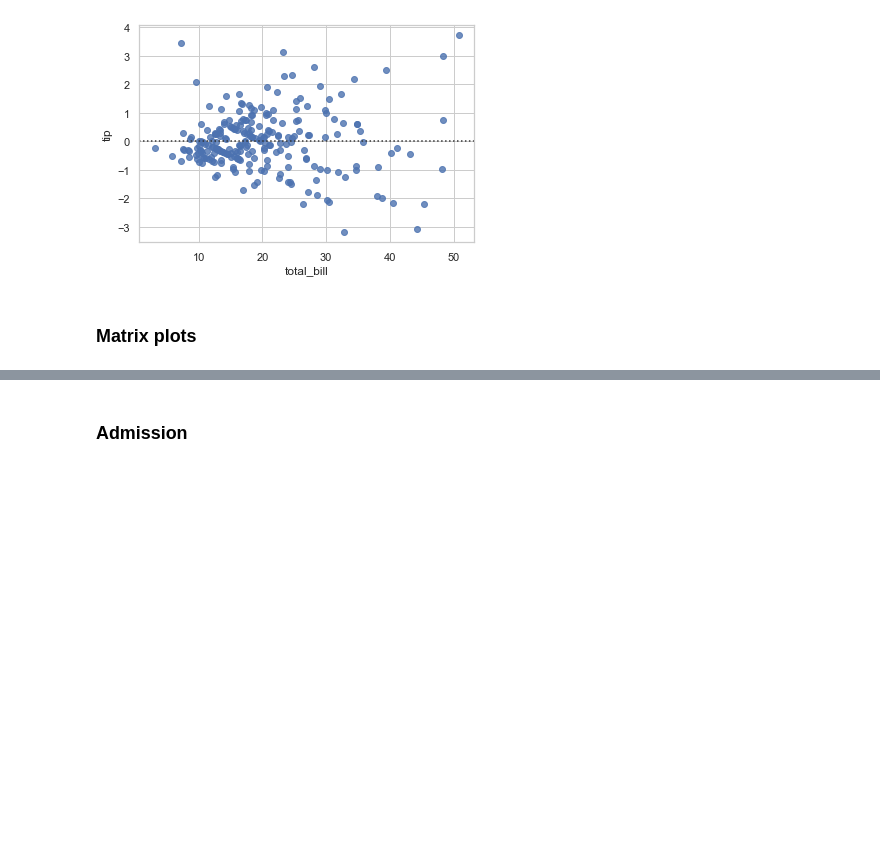
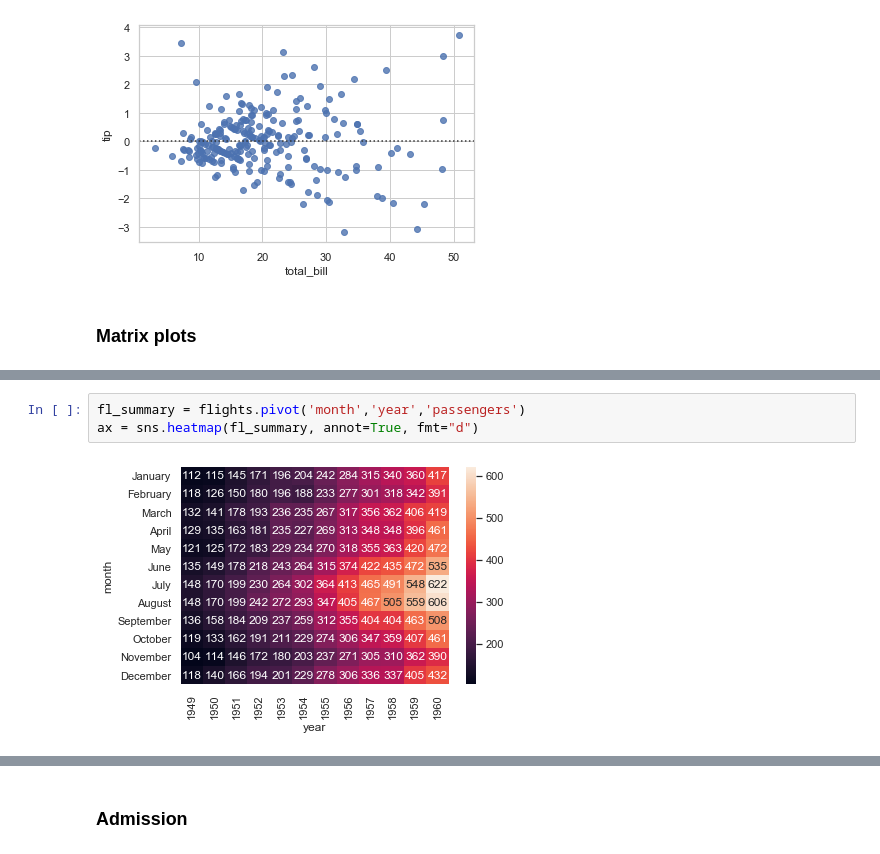
Before and after one commit to srikanthpragada/DS_11_NOV_2019, a Jupyter notebook: seaborn_demo.ipynb, the cells around one changed output, grey strips where cells are left out. Drawn from its saved outputs; the diff is of its cells as text; blank space fills up the shorter version.

```diff
--- a/seaborn_demo.ipynb
+++ b/seaborn_demo.ipynb
@@ -174,0 +190,5 @@ sns.residplot(x="total_bill",y='tip', data=tips)
+# %%
+fl_summary = flights.pivot('month','year','passengers')
+ax = sns.heatmap(fl_summary, annot=True, fmt="d")
+# %% [output]
+[figure, added]
```
Also changed, not shown: parts of 6 cells of this notebook, 5 other files.
